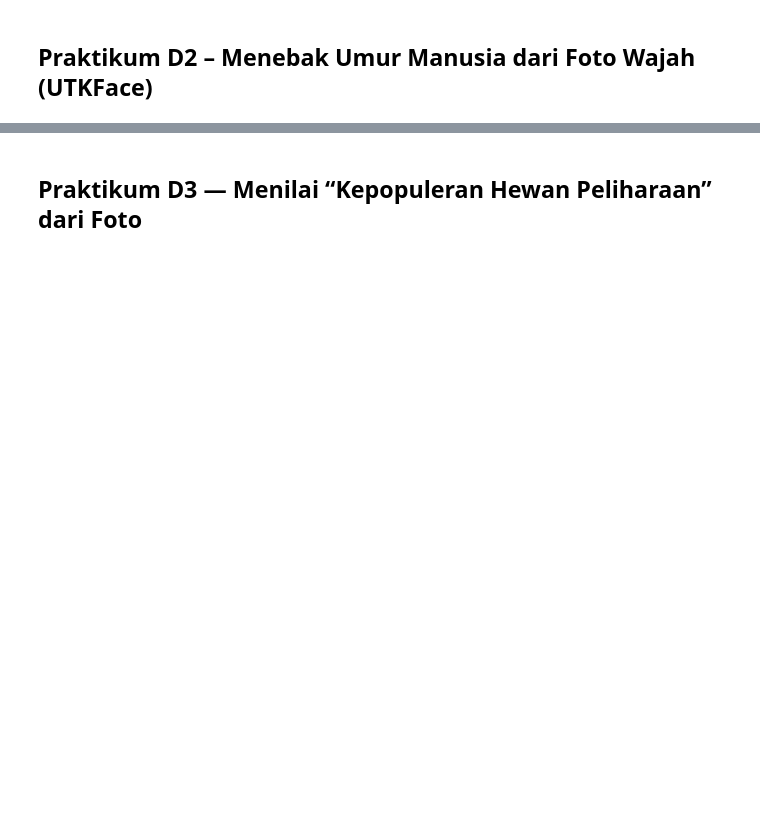
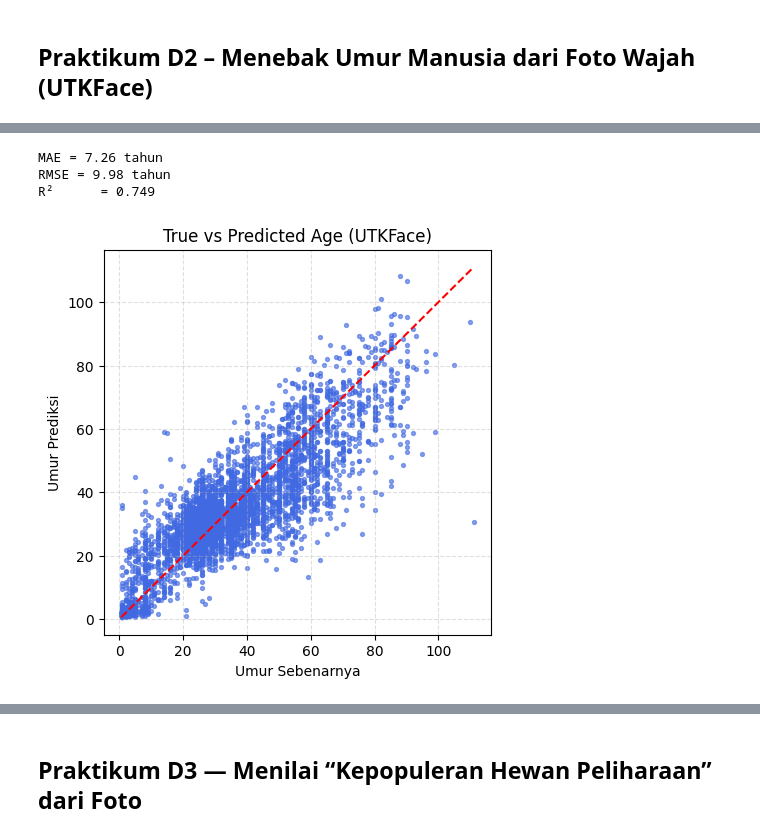
Before and after one commit to Dice128/2025_VISIKOMPUTER_TI-2B, a Jupyter notebook: Praktikum 03 Teknik Regresi Gambar.ipynb, the cells around one changed output, grey strips where cells are left out. Saved outputs shown, nothing was run; the diff lists cells and outputs as text; code cells hidden in the pictures; blank space fills up the shorter version.

```diff
--- a/Praktikum 03 Teknik Regresi Gambar.ipynb
+++ b/Praktikum 03 Teknik Regresi Gambar.ipynb
@@ -461,32 +526,30 @@ plt.show() # Tampilkan plot
 # %%
 from math import sqrt
 
-# Lakukan prediksi pada seluruh data tes
 y_pred = np.concatenate([model.predict(batch[0], verbose=0).ravel() for batch in test_ds])
-
-# Hitung metrik evaluasi
 mae = mean_absolute_error(y_test, y_pred)
 rmse = sqrt(np.mean((y_test - y_pred)**2))
 r2 = r2_score(y_test, y_pred)
 
-print(f"MAE  = {mae:.2f} tahun")
+print(f"MAE = {mae:.2f} tahun")
 print(f"RMSE = {rmse:.2f} tahun")
-print(f"R²   = {r2:.3f}")
+print(f"R²	= {r2:.3f}")
 
 # Plot “umur sebenarnya vs umur prediksi”:
-plt.figure(figsize=(5, 5))
+plt.figure(figsize=(5,5))
 plt.scatter(y_test, y_pred, s=8, alpha=0.6, color='royalblue')
-
-# Buat garis diagonal y=x untuk referensi
 lims = [min(y_test.min(), y_pred.min()), max(y_test.max(), y_pred.max())]
-plt.plot(lims, lims, '--', color='red', label='Prediksi Sempurna') # Tambah label
-
+plt.plot(lims, lims, '--', color='red')
 plt.xlabel("Umur Sebenarnya")
 plt.ylabel("Umur Prediksi")
 plt.title("True vs Predicted Age (UTKFace)")
 plt.grid(True, linestyle='--', alpha=0.4)
-plt.legend() # Tampilkan label garis
 plt.show()
+# %% [output]
+MAE = 7.26 tahun
+RMSE = 9.98 tahun
+R²      = 0.749
+[figure, added]
 # %%
 import random
 import tensorflow as tf # Pastikan tf diimpor
```
Also changed, not shown: parts of 19 cells of this notebook.
